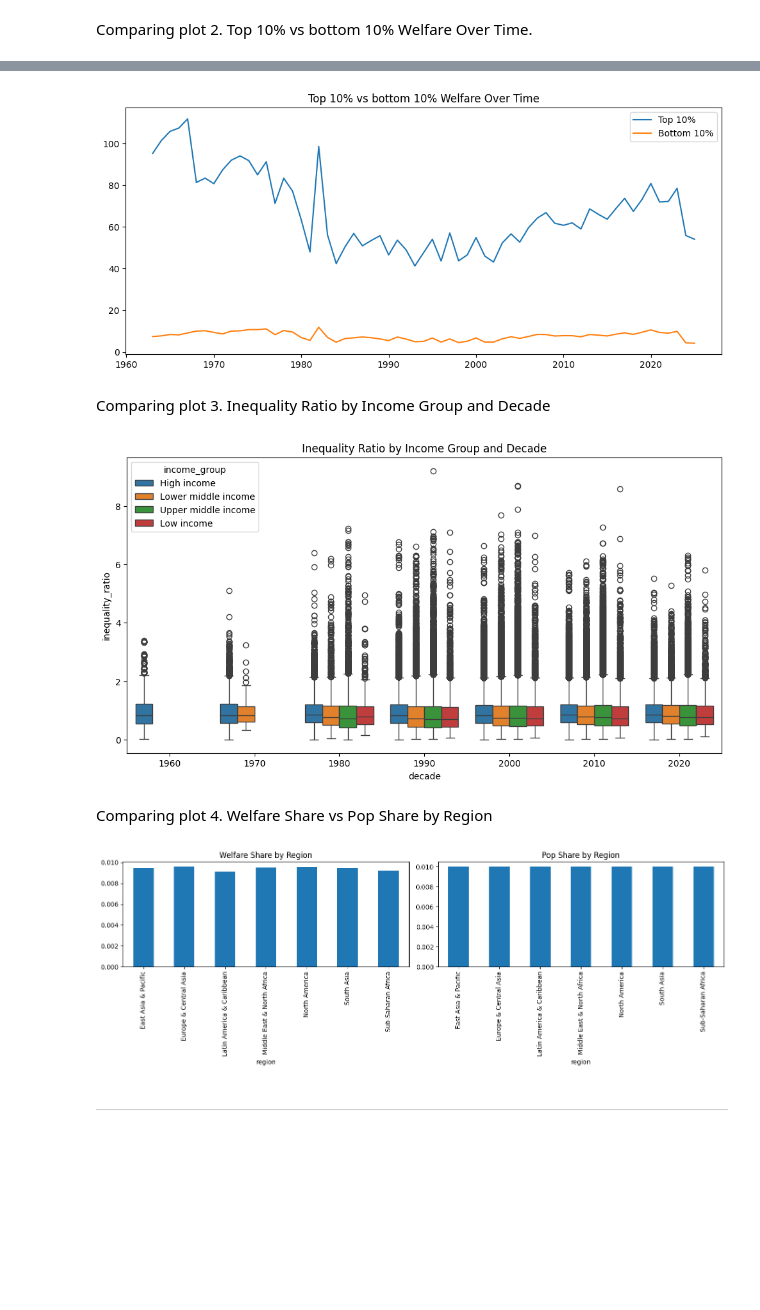
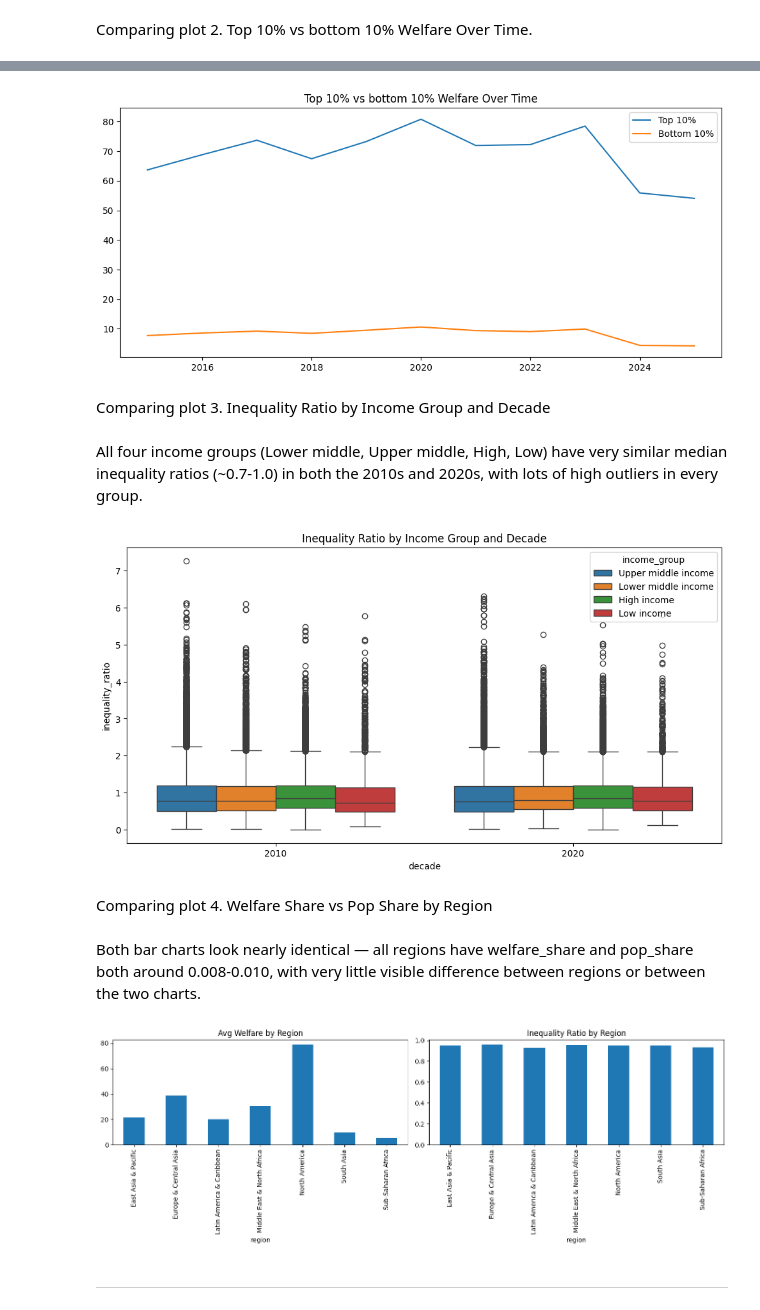
Before and after one commit to Nerneri/World_bank_PIP_analysis, a Jupyter notebook: Poverty_And_Inequality_Platform_(PIP).ipynb, the cells around one changed output, grey strips where cells are left out. Drawn from its saved outputs; the diff is of its cells as text; code cells hidden in the pictures; blank space fills up the shorter version.

```diff
--- a/Poverty_And_Inequality_Platform_(PIP).ipynb
+++ b/Poverty_And_Inequality_Platform_(PIP).ipynb
@@ -19,7 +19,7 @@ import seaborn as sns
 # %% [output]
 Mounted at /content/drive
 # %%
-data_path_PIP = '/content/drive/MyDrive/python_project/world_100bin_revised.csv'
+data_path_PIP = '/content/drive/MyDrive/python_project/world_100bin_revised_filtered_2015.csv'
 data_path_classification = '/content/drive/MyDrive/python_project/worldbank_classification.csv'
 
 data_PIP = pd.read_csv(data_path_PIP)
@@ -214,7 +231,7 @@ data_classification.rename(columns={'economy': 'country'}, inplace=True)
 for col in ['country', 'code', 'region', 'income_group']:
     data_classification[col] = data_classification[col].astype('string')
 # %%
-data_classification = data_classification.drop(['lending_category', 'other', 'x'], axis = 1)
+data_classification = data_classification.drop(['lending_category', 'other', 'x'], axis = 1).reset_index(drop=True)
 # %%
 data_classification.info()
 # %% [output]
@@ -242,7 +269,7 @@ We remove dublicate of code and sort it by region:
 data_PIP_wregion = data_PIP.merge(data_classification, left_on = 'country_code',
                                  right_on = 'code', how='left')
 data_PIP_wregion = data_PIP_wregion.drop(['code'], axis = 1)
-data_PIP_wregion = data_PIP_wregion.sort_values('region').reset_index(drop =True)
+data_PIP_wregion = data_PIP_wregion.sort_values('year').reset_index(drop =True)
 # %%
 data_PIP_wregion.head()
 # %% [output]
@@ -492,26 +559,30 @@ plt.legend()
 plt.title('Top 10% vs bottom 10% Welfare Over Time')
 plt.show()
 # %% [output]
-[figure, old version]
+[figure, new version]
 # %% [markdown]
 Comparing plot 3. Inequality Ratio by Income Group and Decade
+# %% [markdown]
+All four income groups (Lower middle, Upper middle, High, Low) have very similar median inequality ratios (~0.7-1.0) in both the 2010s and 2020s, with lots of high outliers in every group.
 # %%
 fig, ax = plt.subplots(figsize=(12,6))
 sns.boxplot(data=data_PIP_wregion, x='decade', y='inequality_ratio', hue='income_group', ax=ax)
 ax.set_title('Inequality Ratio by Income Group and Decade')
 plt.show()
 # %% [output]
-[figure, old version]
+[figure, new version]
 # %% [markdown]
 Comparing plot 4. Welfare Share vs Pop Share by Region
+# %% [markdown]
+Both bar charts look nearly identical — all regions have welfare_share and pop_share both around 0.008-0.010, with very little visible difference between regions or between the two charts.
 # %%
 fig, (ax1, ax2) = plt.subplots(1, 2, figsize=(14, 5))
-data_PIP_wregion.groupby('region')['welfare_share'].mean().plot(kind='bar', ax=ax1, title='Welfare Share by Region')
-data_PIP_wregion.groupby('region')['pop_share'].mean().plot(kind='bar', ax=ax2, title='Pop Share by Region')
+data_PIP_wregion.groupby('region')['avg_welfare'].mean().plot(kind='bar', ax=ax1, title='Avg Welfare by Region')
+data_PIP_wregion.groupby('region')['inequality_ratio'].mean().plot(kind='bar', ax=ax2, title='Inequality Ratio by Region')
 plt.tight_layout()
 plt.show()
 # %% [output]
-[figure, old version]
+[figure, new version]
 # %% [markdown]
 
 
```
Also changed, not shown: parts of 64 cells of this notebook.
